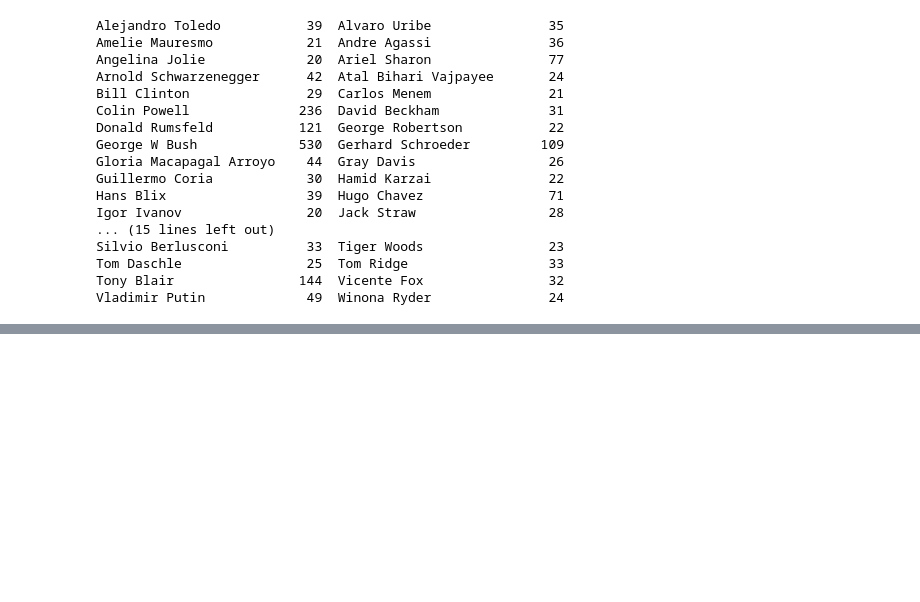
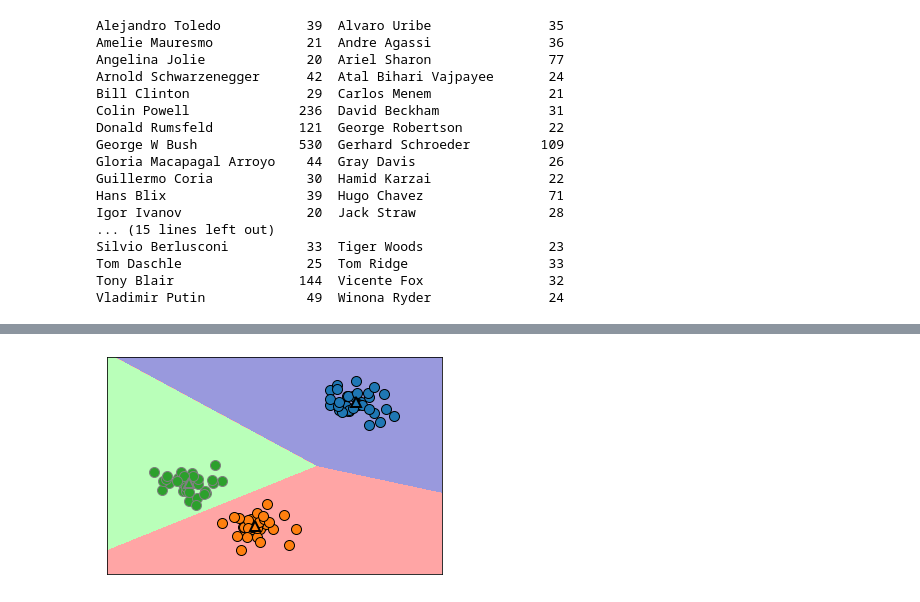
Before and after one commit to DavidZhongtai/ML-AP-Research, a Jupyter notebook: Chapter 1.ipynb, the cells around one changed output, grey strips where cells are left out. Cells and saved outputs as stored; diff of their text form; code cells hidden in the pictures; blank space fills up the shorter version.

```diff
--- a/Chapter 1.ipynb
+++ b/Chapter 1.ipynb
@@ -208,0 +217,4 @@ Vladimir Putin             49  Winona Ryder               24
+# %%
+mglearn.plots.plot_kmeans_boundaries()
+# %% [output]
+[figure, added]
```
Also changed, not shown: parts of 2 cells of this notebook.
